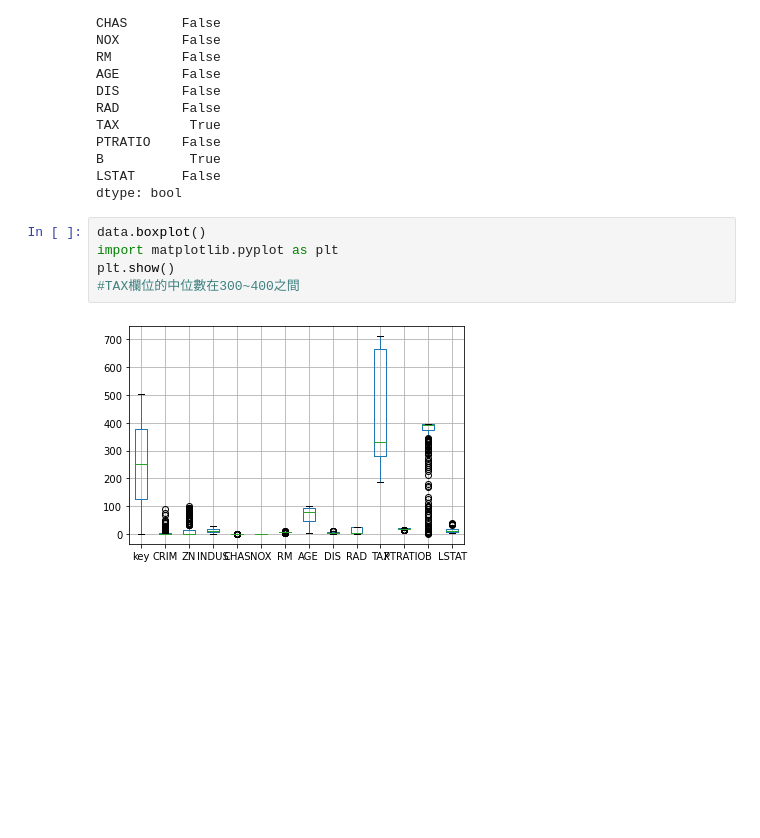
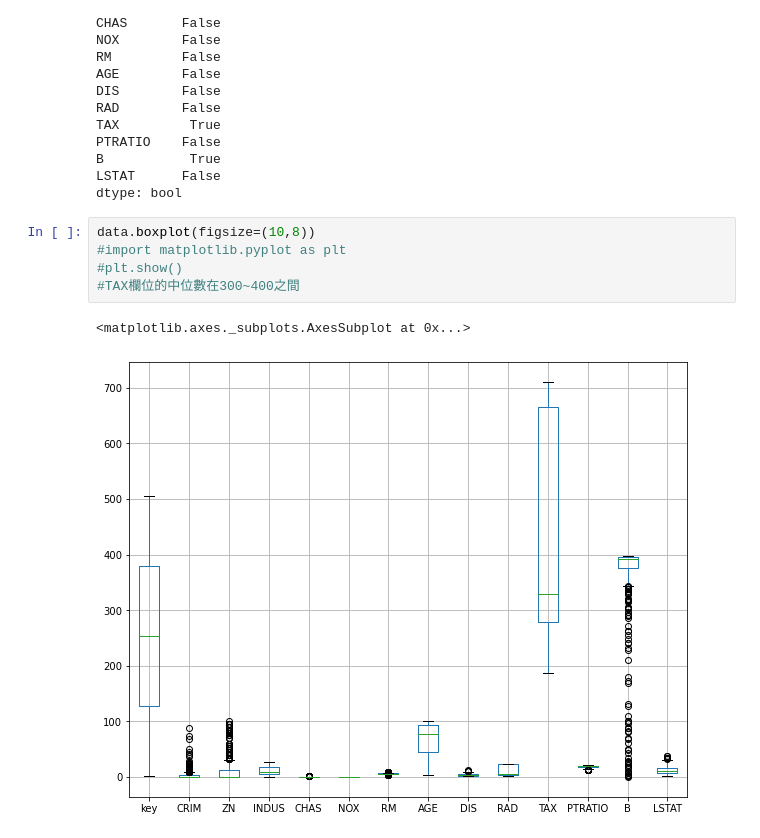
Before and after one commit to CatherineHsieh/Python-60Day, a Jupyter notebook: Python 60天馬拉松挑戰 D12 作業.ipynb, the cells around one changed output. Drawn from its saved outputs; the diff is of its cells as text; blank space fills up the shorter version.

```diff
--- a/Python 60天馬拉松挑戰 D12 作業.ipynb
+++ b/Python 60天馬拉松挑戰 D12 作業.ipynb
@@ -73,11 +73,12 @@ B           True
 LSTAT      False
 dtype: bool
 # %%
-data.boxplot()
-import matplotlib.pyplot as plt
-plt.show()
+data.boxplot(figsize=(10,8))
+#import matplotlib.pyplot as plt
+#plt.show()
 #TAX欄位的中位數在300~400之間
 # %% [output]
+<matplotlib.axes._subplots.AxesSubplot at 0x...>
-[figure, old version]
+[figure, new version]
 # %%
 #2. 畫出散佈圖 x='NOX', y='DIS' ，並說明這兩欄位有什麼關係?
```
Also changed, not shown: parts of 1 cell of this notebook.
